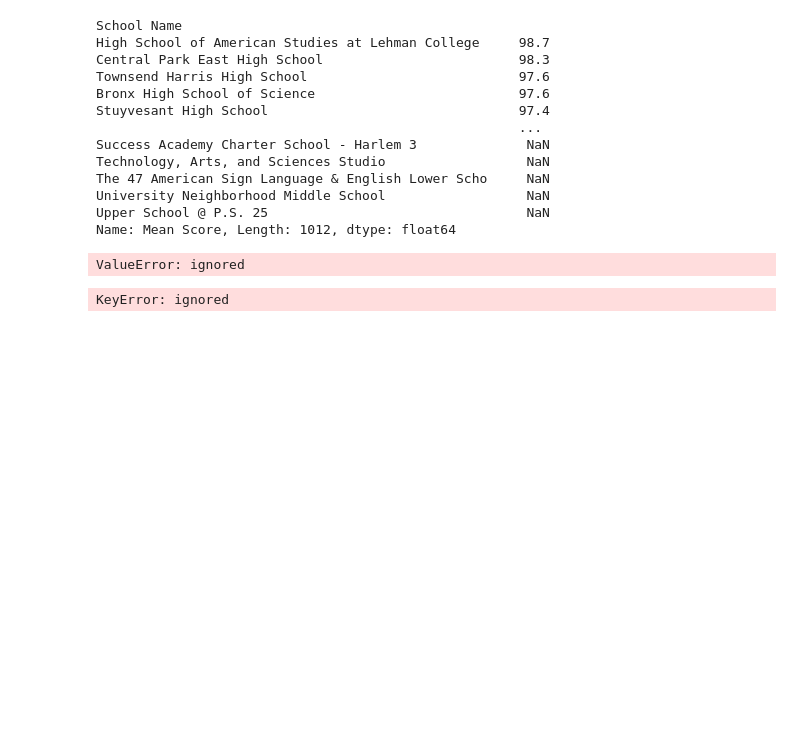
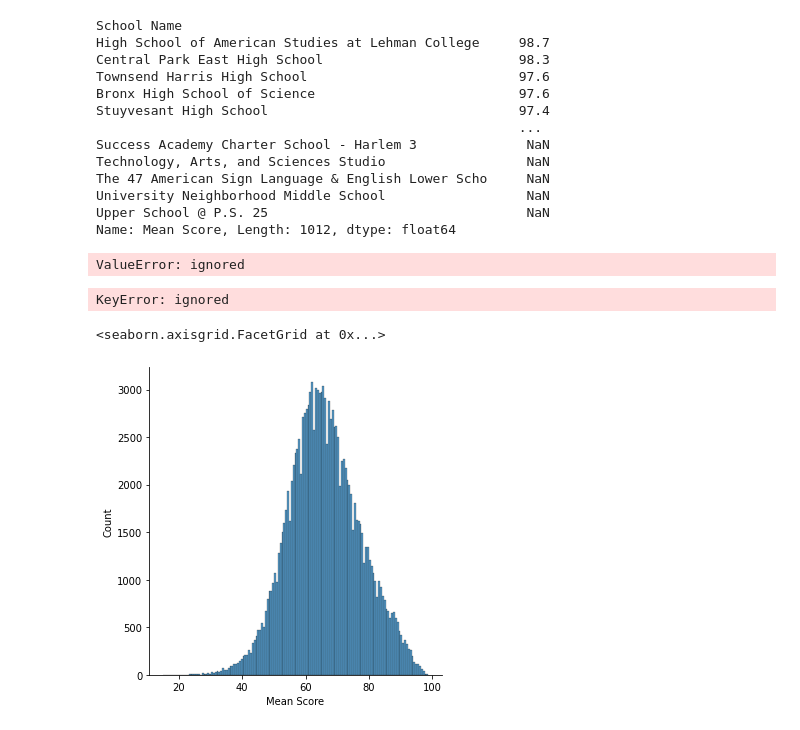
Before and after one commit to tuccib/CUNY-LAG, a Jupyter notebook: 210625_Project1_Bruno_Tucci.ipynb, the cells around one changed output. Drawn from its saved outputs; the diff is of its cells as text; code cells hidden in the pictures; blank space fills up the shorter version.

```diff
--- a/210625_Project1_Bruno_Tucci.ipynb
+++ b/210625_Project1_Bruno_Tucci.ipynb
@@ -399,3 +399,8 @@ df6 = df[(df['School Name'] == 'Abraham Lincoln High School') & (df['Regents Exa
 df6[df6['Mean Score'] ]
 # %% [output]
 KeyError: ignored
+# %%
+sns.displot(df5['Mean Score'])
+# %% [output]
+<seaborn.axisgrid.FacetGrid at 0x...>
+[figure, added]
```
Also changed, not shown: parts of 3 cells of this notebook.
